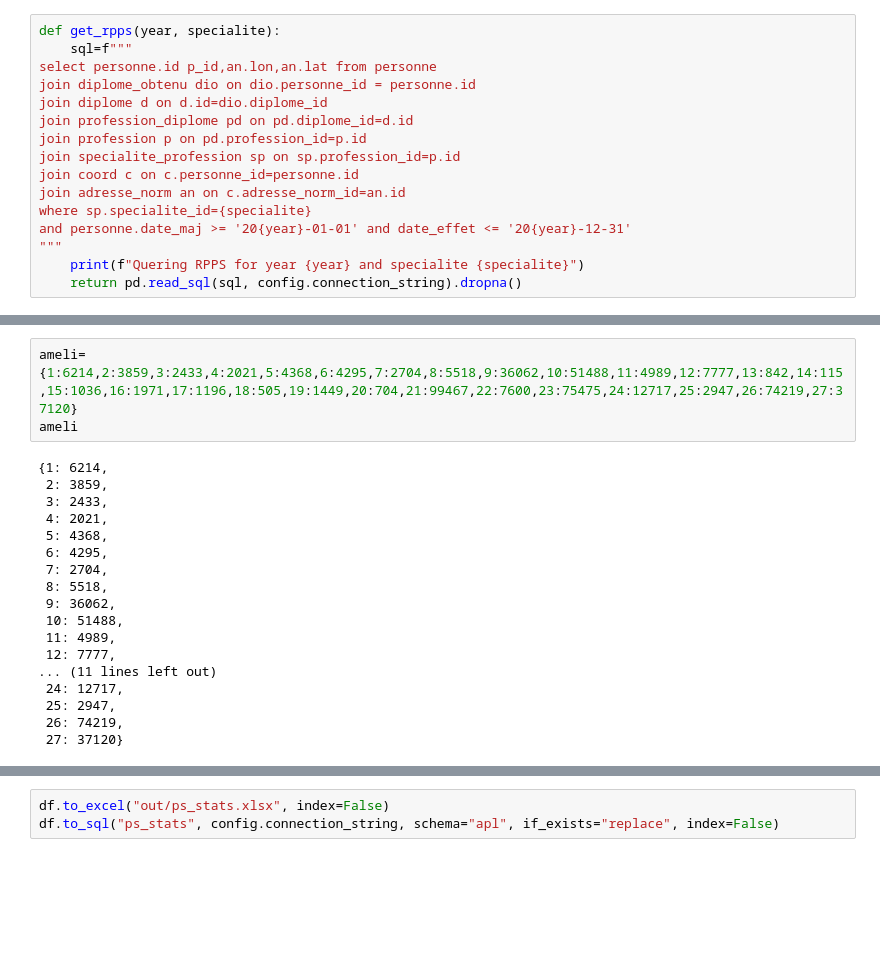
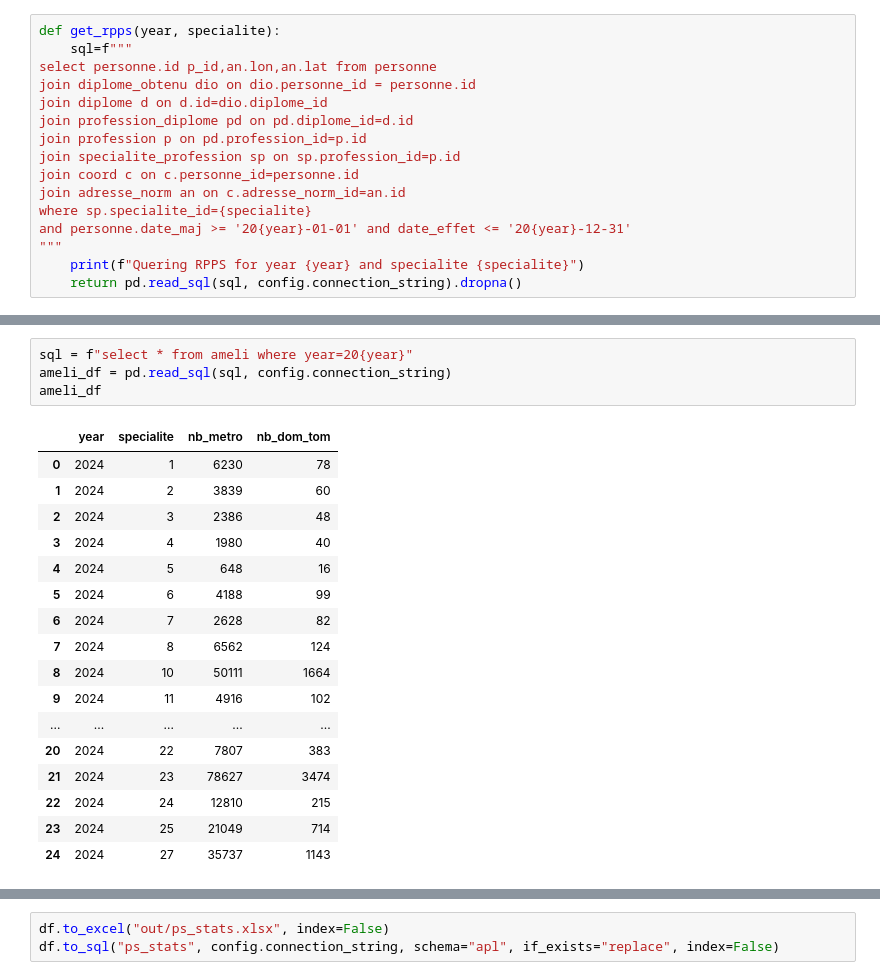
Before and after one commit to cyrilvincent/skema, a Jupyter notebook: apl/ps_stats.ipynb, the cells around one changed output, grey strips where cells are left out. Cells and saved outputs as stored; diff of their text form; blank space fills up the shorter version.

```diff
--- a/apl/ps_stats.ipynb
+++ b/apl/ps_stats.ipynb
@@ -134,21 +134,22 @@ nb
-# %%
-ameli={1:6214,2:3859,3:2433,4:2021,5:4368,6:4295,7:2704,8:5518,9:36062,10:51488,11:4989,12:7777,13:842,14:115,15:1036,16:1971,17:1196,18:505,19:1449,20:704,21:99467,22:7600,23:75475,24:12717,25:2947,26:74219,27:37120}
-ameli
-# %% [output]
-{1: 6214,
- 2: 3859,
- 3: 2433,
- 4: 2021,
- 5: 4368,
- 6: 4295,
- 7: 2704,
- 8: 5518,
- 9: 36062,
- 10: 51488,
- 11: 4989,
- 12: 7777,
-... (11 lines left out)
- 24: 12717,
- 25: 2947,
- 26: 74219,
- 27: 37120}
+# %%
+sql = f"select * from ameli where year=20{year}"
+ameli_df = pd.read_sql(sql, config.connection_string)
+ameli_df
+# %% [output]
+|  | year | specialite | nb_metro | nb_dom_tom |
+| 0 | 2024 | 1 | 6230 | 78 |
+| 1 | 2024 | 2 | 3839 | 60 |
+| 2 | 2024 | 3 | 2386 | 48 |
+| 3 | 2024 | 4 | 1980 | 40 |
+| 4 | 2024 | 5 | 648 | 16 |
+| 5 | 2024 | 6 | 4188 | 99 |
+| 6 | 2024 | 7 | 2628 | 82 |
+| 7 | 2024 | 8 | 6562 | 124 |
+| 8 | 2024 | 10 | 50111 | 1664 |
+| 9 | 2024 | 11 | 4916 | 102 |
+| ... | ... | ... | ... | ... |
+| 20 | 2024 | 22 | 7807 | 383 |
+| 21 | 2024 | 23 | 78627 | 3474 |
+| 22 | 2024 | 24 | 12810 | 215 |
+| 23 | 2024 | 25 | 21049 | 714 |
+| 24 | 2024 | 27 | 35737 | 1143 |
```
Also changed, not shown: parts of 8 cells of this notebook, 12 other files.
